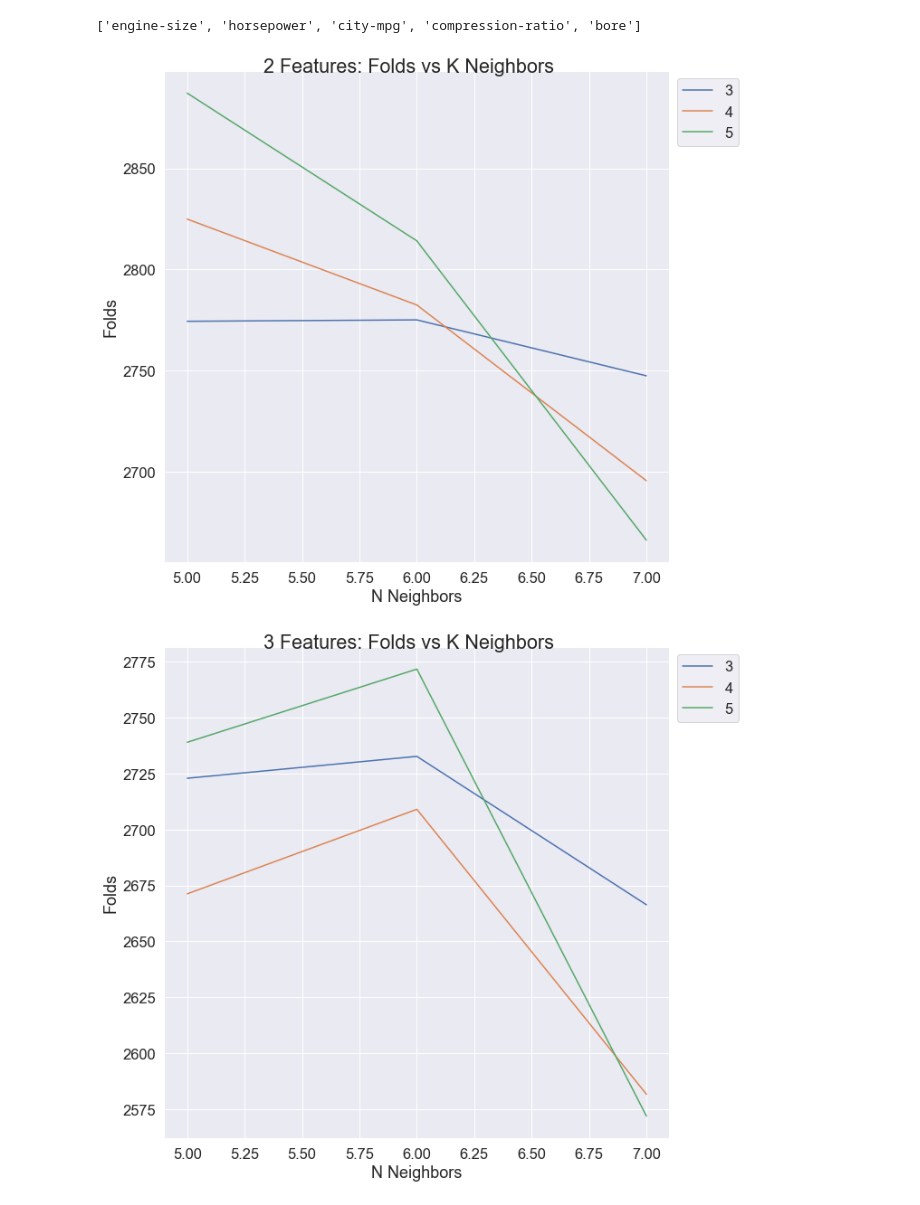
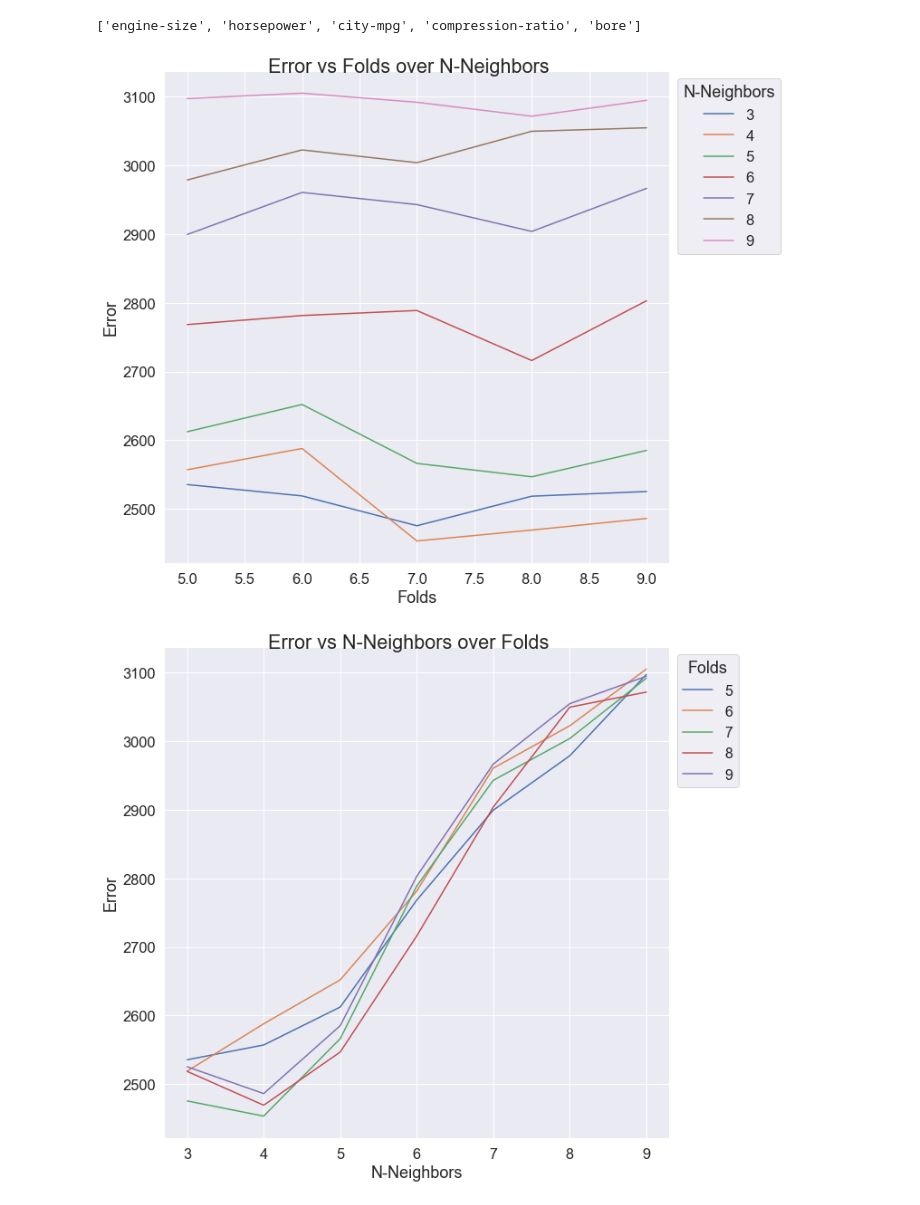
Before and after one commit to chouwwa/Predicting-Car-Prices, a Jupyter notebook: Predicting Car Prices.ipynb, the cells around one changed output. Saved outputs shown, nothing was run; the diff lists cells and outputs as text; code cells hidden in the pictures.

```diff
--- a/Predicting Car Prices.ipynb
+++ b/Predicting Car Prices.ipynb
@@ -339,7 +359,7 @@ top_features = ['engine-size', 'horsepower', 'city-mpg', 'compression-ratio', 'b
 ## Hyperparameter Tuning
 # %%
 hyprprmtr = {}
-for i in range(1,16):
+for i in range(1,10):
     hyprprmtr[i] = knn_train_test(top_features, target, normal_working_set, i)
 
 hyprprmtr = pd.Series(hyprprmtr)
@@ -695,22 +709,13 @@ top_features
 ['engine-size', 'horsepower', 'city-mpg', 'compression-ratio', 'bore']
 # %%
 feat_err = pd.DataFrame()
-for i in range(2, len(top_features)):
-    search_fold_k = k_fold_validation(interpol_normal, top_features[:i], 'price', k=range(3,6), f=range(5,8))
-    search_mean = search_fold_k[0]
-    search_std = search_fold_k[1]
-    singleplot_layout(search_mean, 1.5, (10,10), f'{i} Features: Folds vs K Neighbors', 'N Neighbors', 'Folds')
-    # singleplot_layout(search_std, 1.5, (10,10), f'{i} Features: Folds vs K Neighbors', 'N Neighbors', 'Folds')
-    feat_err = pd.concat([feat_err, pd.DataFrame(search_mean.min(axis=0))], axis=1)
-
-search_fold_k = k_fold_validation(interpol_normal, top_features, 'price', k=range(3,6), f=range(5,8))
+search_fold_k = k_fold_validation(interpol_normal, top_features, 'price', k=range(3,10), f=range(5,10))
 search_mean = search_fold_k[0]
-search_std = search_fold_k[1]
-singleplot_layout(search_mean, 1.5, (10,10), f'5 Features: Folds vs K Neighbors', 'N Neighbors', 'Folds')
-# singleplot_layout(search_std, 1.5, (10,10), f'{i} Features: Folds vs K Neighbors', 'N Neighbors', 'Folds')
+singleplot_layout(search_mean, 1.5, (10,10), 'Error vs Folds over N-Neighbors', 'Folds', 'Error', 'N-Neighbors')
+singleplot_layout(search_mean.T, 1.5, (10,10), 'Error vs N-Neighbors over Folds', 'N-Neighbors', 'Error', 'Folds')
 feat_err = pd.concat([feat_err, pd.DataFrame(search_mean.min(axis=0))], axis=1)
 
-feat_err.columns = range(2, len(top_features)+1)
+feat_err.columns = ['min_error']
 # %% [output]
-[figure, old version]
+[figure, new version]
-[figure, old version]
+[figure, new version]
```
Also changed, not shown: parts of 18 cells of this notebook.
